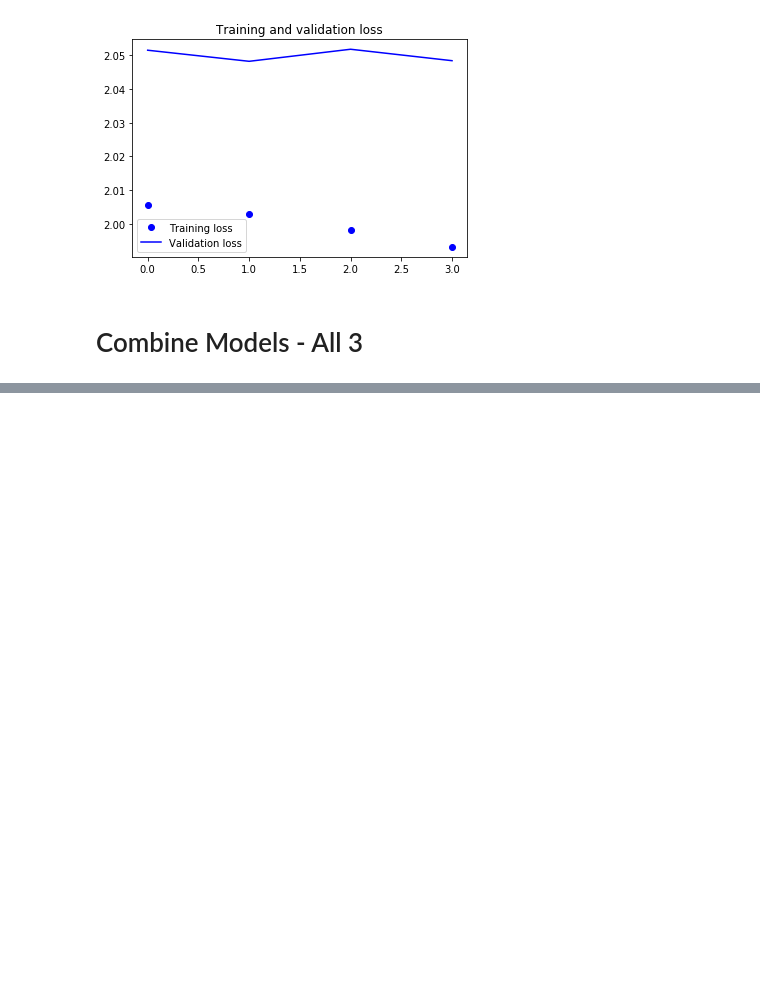
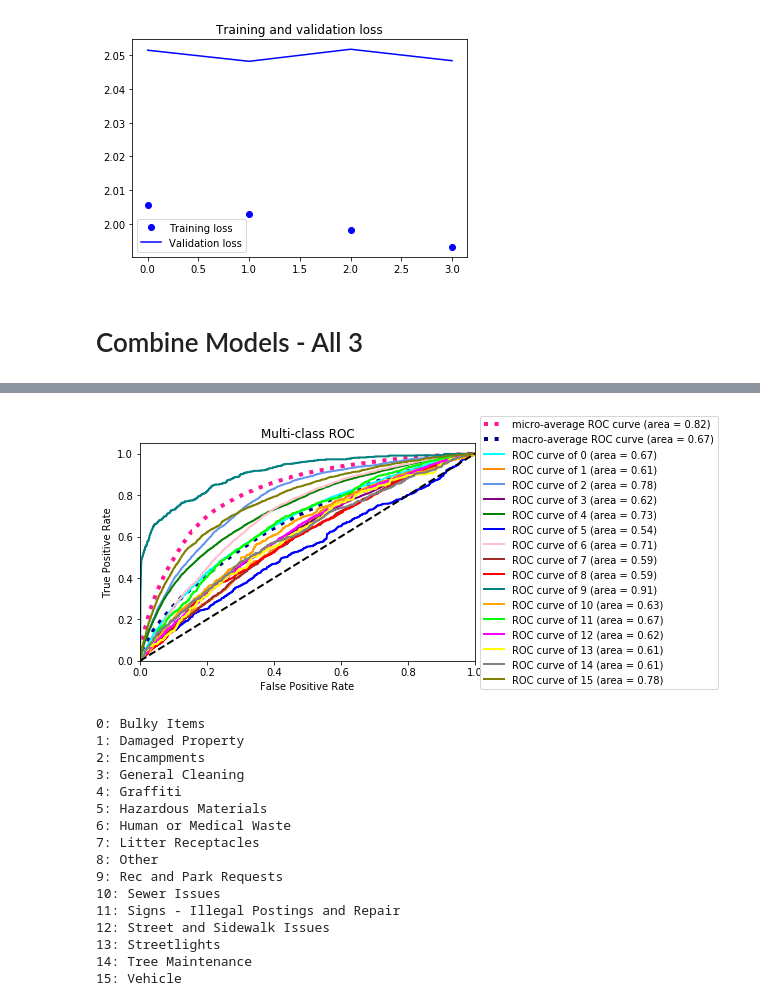
Before and after one commit to c3108/2015lab1, a Jupyter notebook: Capstone_Neural_Net_Copy5.ipynb, the cells around one changed output, grey strips where cells are left out. Drawn from its saved outputs; the diff is of its cells as text; code cells hidden in the pictures; blank space fills up the shorter version.

```diff
--- a/Capstone_Neural_Net_Copy5.ipynb
+++ b/Capstone_Neural_Net_Copy5.ipynb
@@ -873,7 +907,8 @@ for layer in vgg_conv.layers[:-4]:
 for layer in vgg_conv.layers:
     print(layer, layer.trainable)
 
-    # This returns a tensor
+input_shape = (128, 128, 3)
+# This returns a tensor
 inputs = Input(shape=input_shape)
 chan_dim = -1
 
@@ -1102,0 +1149,40 @@ KeyboardInterrupt: ignored
+# %%
+# combine the output of previous two models
+combined_input_2 = concatenate([vgg.output, mlp.output])
+
+# Final Fully Connected layer head, 2 dense layers
+x5 = Dense(128, activation='relu')(combined_input_2)
+x5 = Dropout(0.5)(x5)
+x5 = Dense(64, activation='relu')(x5)
+x5 = Dropout(0.5)(x5)
+x5 = Dense(num_classes, activation='softmax')(x5)
+
+# Final model accepts input from both mlp and cnn
+model_two = Model(inputs=[vgg.input, mlp.input], outputs=x5)
+
+model_two.compile(loss='categorical_crossentropy',
+                  optimizer='rmsprop',
+                  metrics=['accuracy'])
+
+callbacks = [EarlyStopping(monitor='val_loss', patience=4),
+             ModelCheckpoint(filepath='best_model_two.h5',
+                             monitor='val_loss',
+                             save_best_only=True)]
+
+history_two = model_two.fit_generator(generator_two([X_train, X_sel_train],
+                                                     y_train,
+                                                     32),
+                                      steps_per_epoch=2800,
+                                      verbose=1,
+                                      validation_data=val_generator_two([X_test,
+                                                                         X_sel_test],
+                                                                         y_test,
+                                                                         32),
+                                      validation_steps=X_test.shape[0]/32,
+                                      epochs=10,
+                                      callbacks=callbacks)
+
+y_score_three = model_two.predict_generator(val_generator_two([X_test, X_sel_test],
+                                                           y_test,
+                                                           32),
+                                            steps=X_test.shape[0]/32)
@@ -1102,0 +1210,20 @@ KeyboardInterrupt: ignored
+# %%
+plot_rocs(y_score_three)
+# %% [output]
+[figure, added]
+0: Bulky Items
+1: Damaged Property
+2: Encampments
+3: General Cleaning
+4: Graffiti
+5: Hazardous Materials
+6: Human or Medical Waste
+7: Litter Receptacles
+8: Other
+9: Rec and Park Requests
+10: Sewer Issues
+11: Signs - Illegal Postings and Repair
+12: Street and Sidewalk Issues
+13: Streetlights
+14: Tree Maintenance
+15: Vehicle
```
Also changed, not shown: parts of 24 cells of this notebook.
